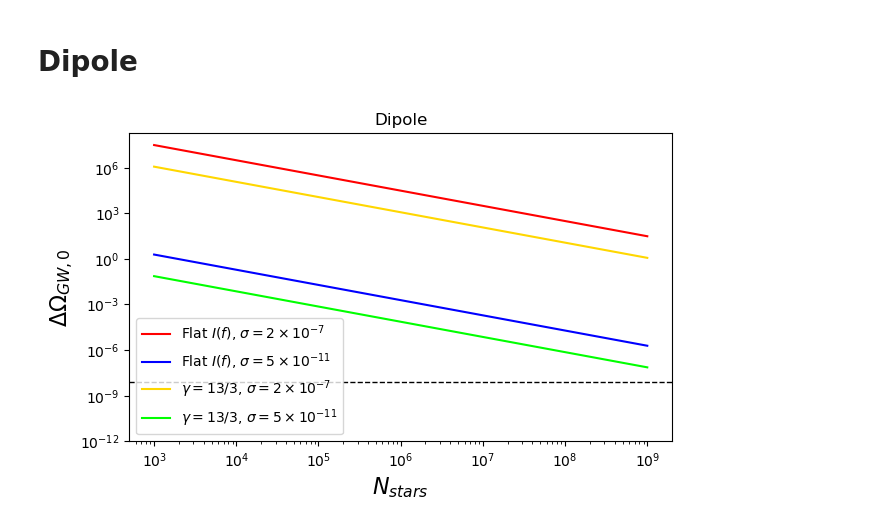
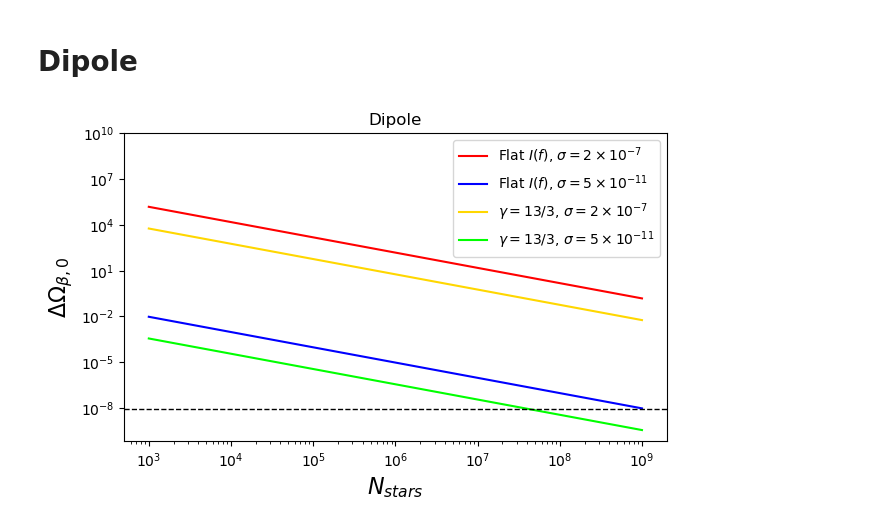
Before and after one commit to MarisolJC/Astrometry_meets_PTAs, a Jupyter notebook: Forecast.ipynb, the cells around one changed output. Saved outputs shown, nothing was run; the diff lists cells and outputs as text; code cells hidden in the pictures.

```diff
--- a/Forecast.ipynb
+++ b/Forecast.ipynb
@@ -36,9 +36,12 @@ def deltaI0(sigma, N, factor, nI):
     return deltaI0
 
 def deltaI0_dipole(sigma, N, factor, nI):
-    #deltaI0 = (8*np.pi) * Delta_p0(sigma, N, factor)/dfgamma(nI)/np.sqrt(nobstot)
     deltaI0 = (8*np.pi / (4*beta)) * Delta_p0(sigma, N, factor)/dfgamma(nI)/np.sqrt(nobstot)
     return deltaI0
+
+def deltaI0_dipoleTimesbeta(sigma, N, factor, nI):
+    deltaI0b = (8*np.pi) * Delta_p0(sigma, N, factor)/dfgamma(nI)/np.sqrt(nobstot)
+    return deltaI0b
 
 
 # Test to see if the functions above are working
@@ -86,31 +89,28 @@ plt.savefig("Forecast_Monopole.pdf", bbox_inches='tight')
 # %%
 nI_1 = 0
 nI_2 = -7/3
 factor11 = 0.65
 N = np.arange(1000, 10e8, 10000)
 
-D_OmegaGW_dip_1 = deltaI0_dipole( 2e-7, N, factor11, nI_1)*conversion
-D_OmegaGW_dip_2 = deltaI0_dipole( 5e-11, N, factor11, nI_1)*conversion
-D_OmegaGW_dip_3 = deltaI0_dipole( 2e-7, N, factor11, nI_2)*conversion
-D_OmegaGW_dip_4 = deltaI0_dipole( 5e-11, N, factor11, nI_2)*conversion
+D_OmegaGW_dip_1 = deltaI0_dipoleTimesbeta( 2e-7, N, factor11, nI_1)*conversion
+D_OmegaGW_dip_2 = deltaI0_dipoleTimesbeta( 5e-11, N, factor11, nI_1)*conversion
+D_OmegaGW_dip_3 = deltaI0_dipoleTimesbeta( 2e-7, N, factor11, nI_2)*conversion
+D_OmegaGW_dip_4 = deltaI0_dipoleTimesbeta( 5e-11, N, factor11, nI_2)*conversion
 
 plt.figure(figsize=(7, 4))
 plt.loglog(N, D_OmegaGW_dip_1, color='r', label='Flat $I(f)$, $\sigma = 2 \\times 10^{-7}$')
 plt.loglog(N, D_OmegaGW_dip_2, color='b', label='Flat $I(f)$, $\sigma = 5 \\times 10^{-11}$')
 plt.loglog(N, D_OmegaGW_dip_3, color='gold', label='$\gamma = 13/3$, $\sigma = 2 \\times 10^{-7}$')
 plt.loglog(N, D_OmegaGW_dip_4, color='lime', label='$\gamma = 13/3$, $\sigma = 5 \\times 10^{-11}$')
 plt.axhline(y=Omega_GW0, color='black', linestyle='--', linewidth=1)
-#plt.ylim(top =10e9)
-plt.ylim(bottom =10e-13)
+plt.ylim(top =10e9)
+
 plt.xlabel(r'$N_{stars}$',size=16)
-plt.ylabel(r"$\Delta \Omega_{GW ,0} $",size=16)
-#plt.ylabel(r"$\Delta \Omega_{\beta ,0} $",size=16)
+plt.ylabel(r"$\Delta \Omega_{\beta ,0} $",size=16)
 plt.title("Dipole")
 plt.legend()
 #plt.grid(True)
 
-plt.savefig("Forecast_Dipole.pdf", bbox_inches='tight')
-
-#plt.savefig("Forecast_Dipole_Nobeta.pdf", bbox_inches='tight')
+plt.savefig("Forecast_Dipole_OmTimesbeta.pdf", bbox_inches='tight')
 # %% [output]
-[figure, old version]
+[figure, new version]
```
Also changed, not shown: parts of 1 cell of this notebook, 1 other file.
